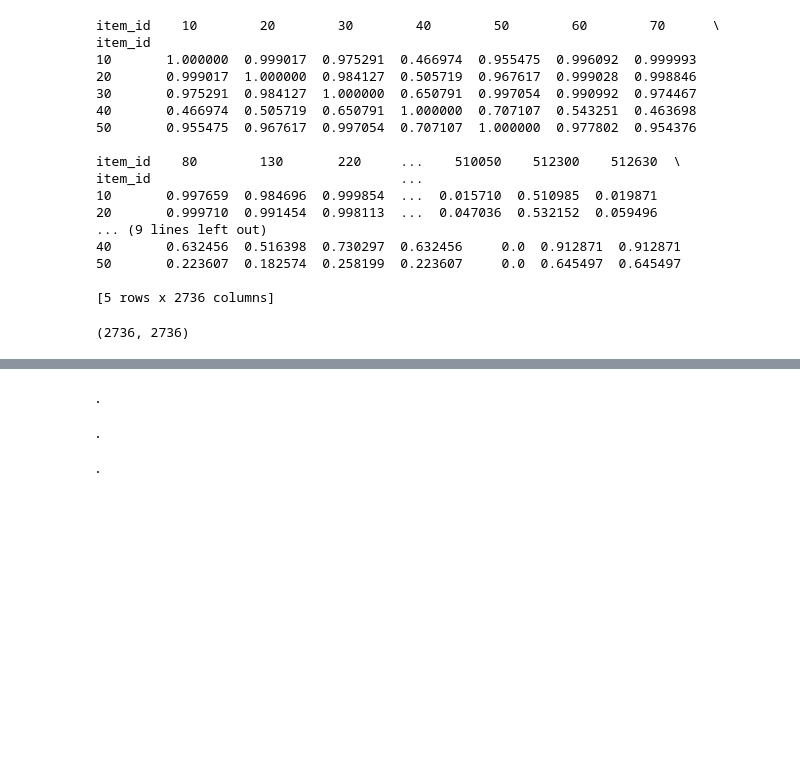
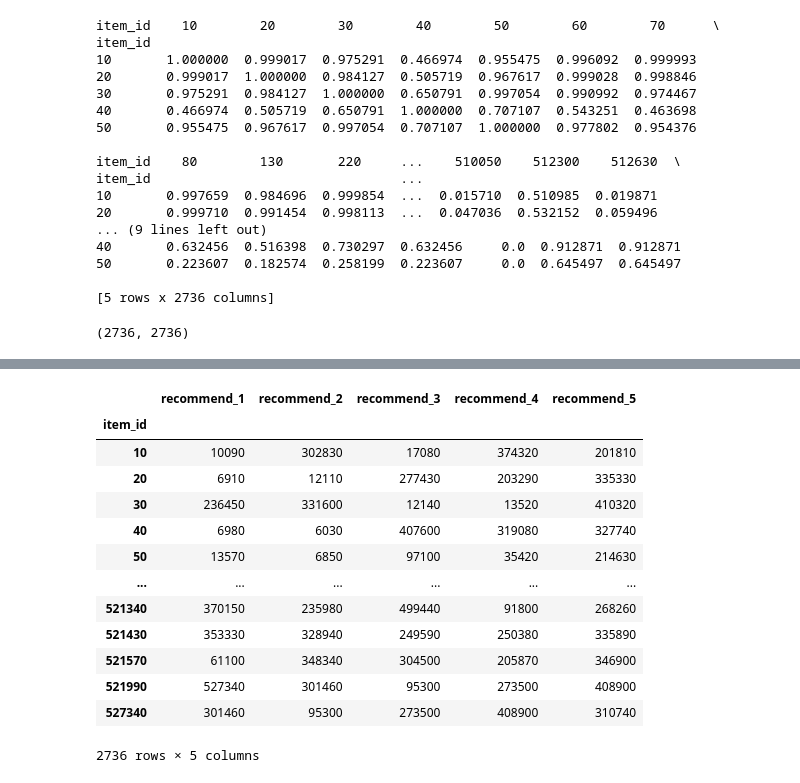
Before and after one commit to fercof87/PI_ML_OPS_MOD_RECOMENDACION, a Jupyter notebook: ETL.ipynb, the cells around one changed output, grey strips where cells are left out. Saved outputs shown, nothing was run; the diff lists cells and outputs as text; code cells hidden in the pictures; blank space fills up the shorter version.

Commit message:
Recomendacion operativa. Incorporacion de Readme. Mejoras en validaciones de API

```diff
--- a/ETL.ipynb
+++ b/ETL.ipynb
@@ -1859,2 +1863,41 @@ df_similarities.shape
+# %%
+df_similarities.index = df_similarities.index.astype(int)
+recommendations_dict = {}
+
+for item_id, row in df_similarities.iterrows():
+    item_id = int(item_id)
+    similar_games = df_similarities.loc[item_id].sort_values(ascending=False)
+    similar_games.index = similar_games.index.astype(int)
+    top_similar_games = similar_games[similar_games.index != item_id].index[:5]
+    # Almacenar las recomendaciones en el diccionario
+    recommendations_dict[item_id] = top_similar_games.tolist()
+
+
+# Convertir el diccionario en un nuevo DataFrame
+df_reduced_recommendations = pd.DataFrame.from_dict(recommendations_dict, orient='index')
+
+# Asignar nombres a las columnas
+df_reduced_recommendations.columns = ['recommend_1', 'recommend_2', 'recommend_3', 'recommend_4', 'recommend_5']
+
+# Asegurarse de que el índice sea 'item_id'
+df_reduced_recommendations.index.name = 'item_id'
+df_reduced_recommendations.index = df_reduced_recommendations.index.astype(int)
+
+df_reduced_recommendations
+# %% [output]
+|  | recommend_1 | recommend_2 | recommend_3 | recommend_4 | recommend_5 |
+| item_id |  |  |  |  |  |
+| 10 | 10090 | 302830 | 17080 | 374320 | 201810 |
+| 20 | 6910 | 12110 | 277430 | 203290 | 335330 |
+| 30 | 236450 | 331600 | 12140 | 13520 | 410320 |
+| 40 | 6980 | 6030 | 407600 | 319080 | 327740 |
+| 50 | 13570 | 6850 | 97100 | 35420 | 214630 |
+| ... | ... | ... | ... | ... | ... |
+| 521340 | 370150 | 235980 | 499440 | 91800 | 268260 |
+| 521430 | 353330 | 328940 | 249590 | 250380 | 335890 |
+| 521570 | 61100 | 348340 | 304500 | 205870 | 346900 |
+| 521990 | 527340 | 301460 | 95300 | 273500 | 408900 |
+| 527340 | 301460 | 95300 | 273500 | 408900 | 310740 |
+2736 rows × 5 columns
 # %%
 # Mover el índice a una columna llamada 'item_id' y restablecer el índice
@@ -1866,6 +1908,0 @@ grabarJsonGz(df_similarities,'df_similarities')
-# %% [markdown]
-.
-
-.
-
-.
```
Also changed, not shown: parts of 8 cells of this notebook, 18 other files.
